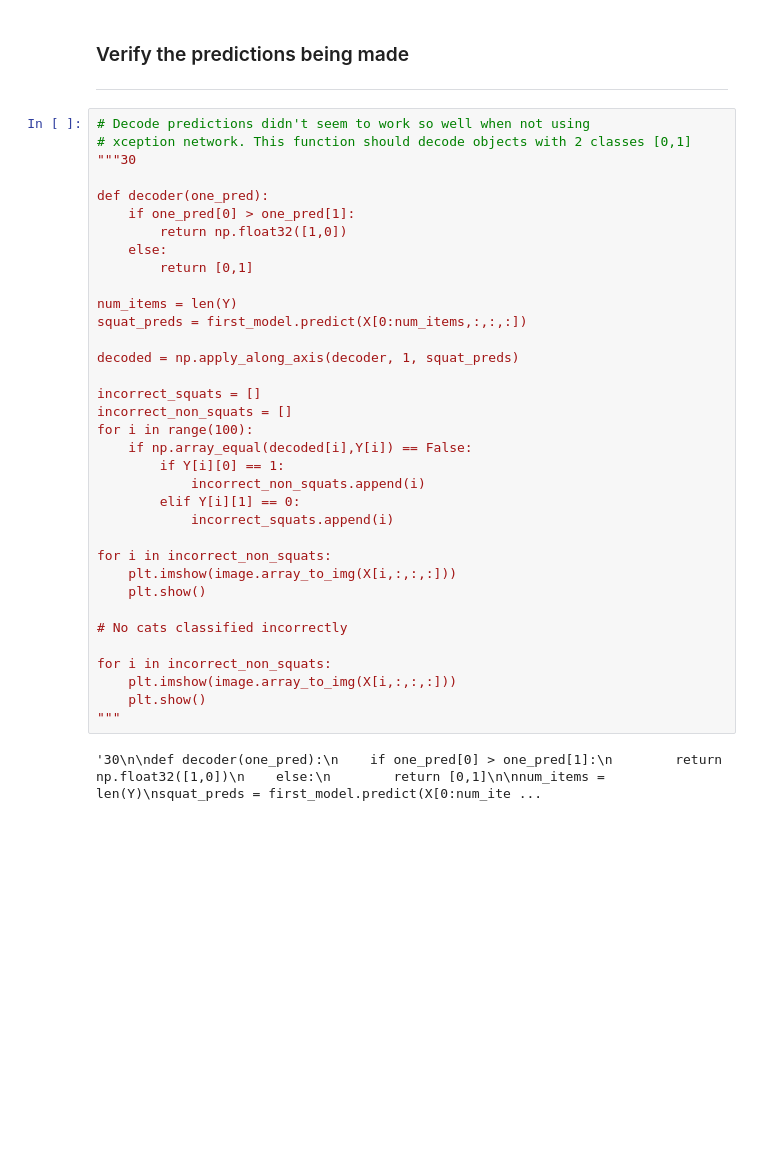
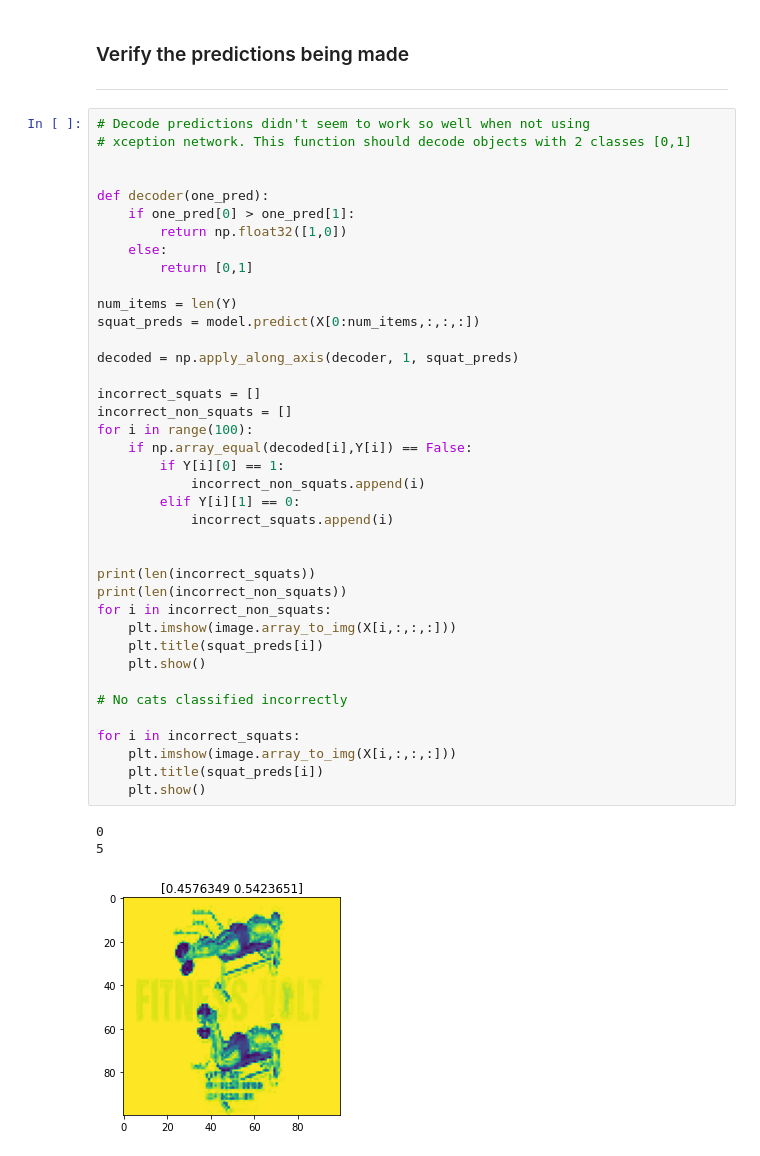
Before and after one commit to CSCI4850/s21-team1-project, a Jupyter notebook: networks/cnn-matt-1.ipynb, the cells around one changed output. Saved outputs shown, nothing was run; the diff lists cells and outputs as text; blank space fills up the shorter version.

```diff
--- a/networks/cnn-matt-1.ipynb
+++ b/networks/cnn-matt-1.ipynb
@@ -208,37 +276,43 @@ Test accuracy: 0.9412404894828796
 # %%
 # Decode predictions didn't seem to work so well when not using
 # xception network. This function should decode objects with 2 classes [0,1]
-"""30
+
 
 def decoder(one_pred):
     if one_pred[0] > one_pred[1]:
         return np.float32([1,0])
     else:
         return [0,1]
 
 num_items = len(Y)
-squat_preds = first_model.predict(X[0:num_items,:,:,:])
+squat_preds = model.predict(X[0:num_items,:,:,:])
 
 decoded = np.apply_along_axis(decoder, 1, squat_preds)
 
 incorrect_squats = []
 incorrect_non_squats = []
 for i in range(100):
     if np.array_equal(decoded[i],Y[i]) == False:
         if Y[i][0] == 1:
             incorrect_non_squats.append(i)
         elif Y[i][1] == 0:
             incorrect_squats.append(i)
 
+
+print(len(incorrect_squats))
+print(len(incorrect_non_squats))
 for i in incorrect_non_squats:
     plt.imshow(image.array_to_img(X[i,:,:,:]))
+    plt.title(squat_preds[i])
     plt.show()
 
 # No cats classified incorrectly
 
-for i in incorrect_non_squats:
+for i in incorrect_squats:
     plt.imshow(image.array_to_img(X[i,:,:,:]))
+    plt.title(squat_preds[i])
     plt.show()
-"""
 # %% [output]
-'30\n\ndef decoder(one_pred):\n    if one_pred[0] > one_pred[1]:\n        return np.float32([1,0])\n    else:\n        return [0,1]\n\nnum_items = len(Y)\nsquat_preds = first_model.predict(X[0:num_ite ...
+0
+5
+[figure, added]
```
Also changed, not shown: parts of 9 cells of this notebook.
